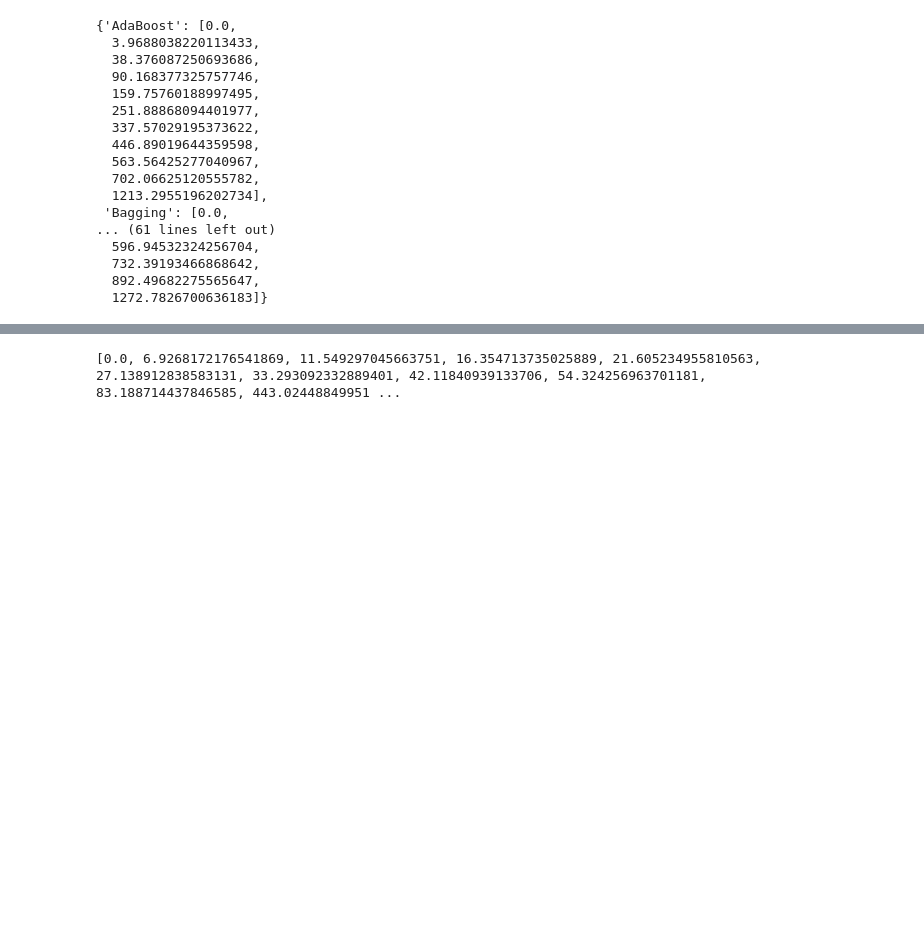
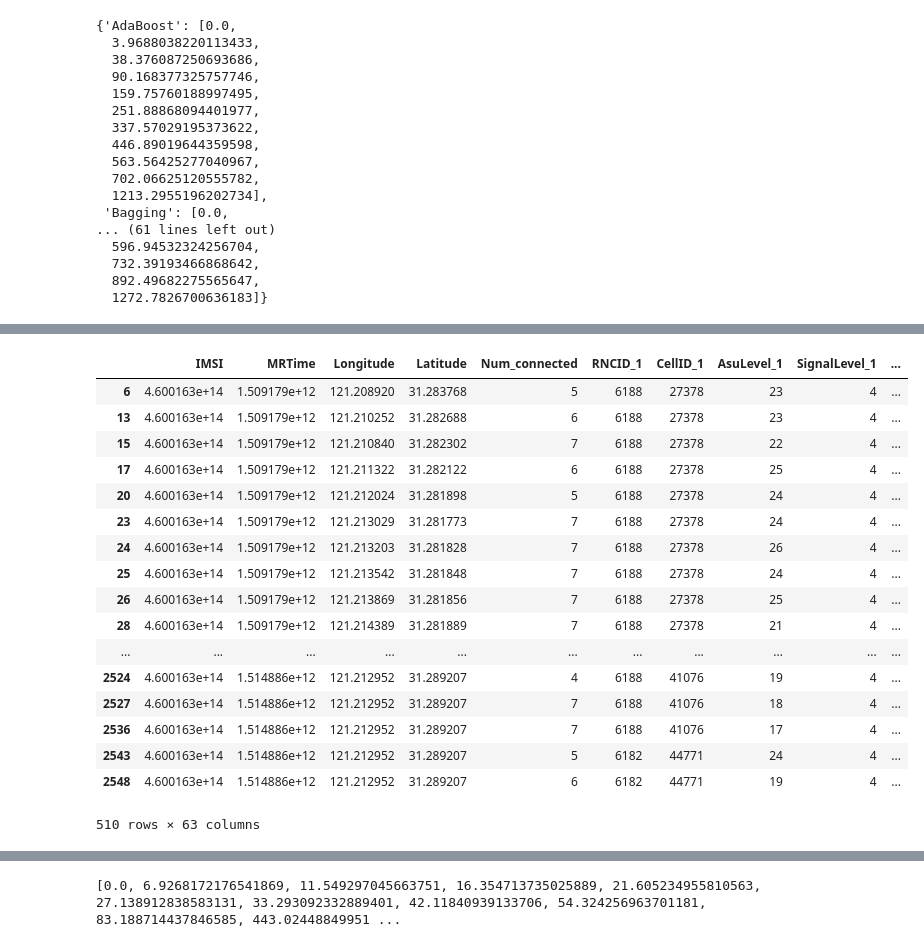
Before and after one commit to yirui-wang-0212/420235DataMining, a Jupyter notebook: hw3/1552651+hw3/q1/q1.ipynb, the cells around one changed output, grey strips where cells are left out. Drawn from its saved outputs; the diff is of its cells as text; code cells hidden in the pictures; blank space fills up the shorter version.

```diff
--- a/hw3/1552651+hw3/q1/q1.ipynb
+++ b/hw3/1552651+hw3/q1/q1.ipynb
@@ -521,0 +602,2 @@ v_list
+# %%
+data = do_it_again()
@@ -521,0 +623,23 @@ v_list
+# %%
+d = data
+# %%
+d
+# %% [output]
+|  | IMSI | MRTime | Longitude | Latitude | Num_connected | RNCID_1 | CellID_1 | AsuLevel_1 | SignalLevel_1 | ... |
+| 6 | 4.600163e+14 | 1.509179e+12 | 121.208920 | 31.283768 | 5 | 6188 | 27378 | 23 | 4 | ... |
+| 13 | 4.600163e+14 | 1.509179e+12 | 121.210252 | 31.282688 | 6 | 6188 | 27378 | 23 | 4 | ... |
+| 15 | 4.600163e+14 | 1.509179e+12 | 121.210840 | 31.282302 | 7 | 6188 | 27378 | 22 | 4 | ... |
+| 17 | 4.600163e+14 | 1.509179e+12 | 121.211322 | 31.282122 | 6 | 6188 | 27378 | 25 | 4 | ... |
+| 20 | 4.600163e+14 | 1.509179e+12 | 121.212024 | 31.281898 | 5 | 6188 | 27378 | 24 | 4 | ... |
+| 23 | 4.600163e+14 | 1.509179e+12 | 121.213029 | 31.281773 | 7 | 6188 | 27378 | 24 | 4 | ... |
+| 24 | 4.600163e+14 | 1.509179e+12 | 121.213203 | 31.281828 | 7 | 6188 | 27378 | 26 | 4 | ... |
+| 25 | 4.600163e+14 | 1.509179e+12 | 121.213542 | 31.281848 | 7 | 6188 | 27378 | 24 | 4 | ... |
+| 26 | 4.600163e+14 | 1.509179e+12 | 121.213869 | 31.281856 | 7 | 6188 | 27378 | 25 | 4 | ... |
+| 28 | 4.600163e+14 | 1.509179e+12 | 121.214389 | 31.281889 | 7 | 6188 | 27378 | 21 | 4 | ... |
+| ... | ... | ... | ... | ... | ... | ... | ... | ... | ... | ... |
+| 2524 | 4.600163e+14 | 1.514886e+12 | 121.212952 | 31.289207 | 4 | 6188 | 41076 | 19 | 4 | ... |
+| 2527 | 4.600163e+14 | 1.514886e+12 | 121.212952 | 31.289207 | 7 | 6188 | 41076 | 18 | 4 | ... |
+| 2536 | 4.600163e+14 | 1.514886e+12 | 121.212952 | 31.289207 | 7 | 6188 | 41076 | 17 | 4 | ... |
+| 2543 | 4.600163e+14 | 1.514886e+12 | 121.212952 | 31.289207 | 5 | 6182 | 44771 | 24 | 4 | ... |
+| 2548 | 4.600163e+14 | 1.514886e+12 | 121.212952 | 31.289207 | 6 | 6182 | 44771 | 19 | 4 | ... |
+510 rows × 63 columns
```
Also changed, not shown: parts of 25 cells of this notebook, 6 other files.
